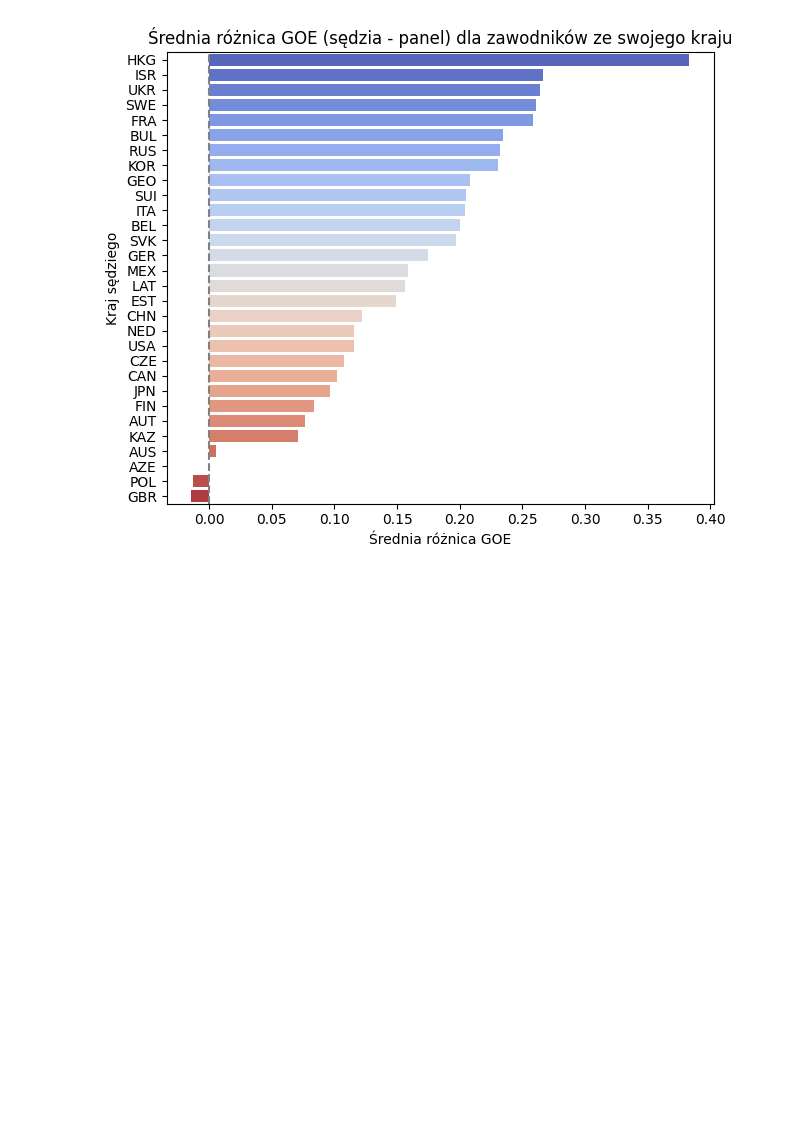
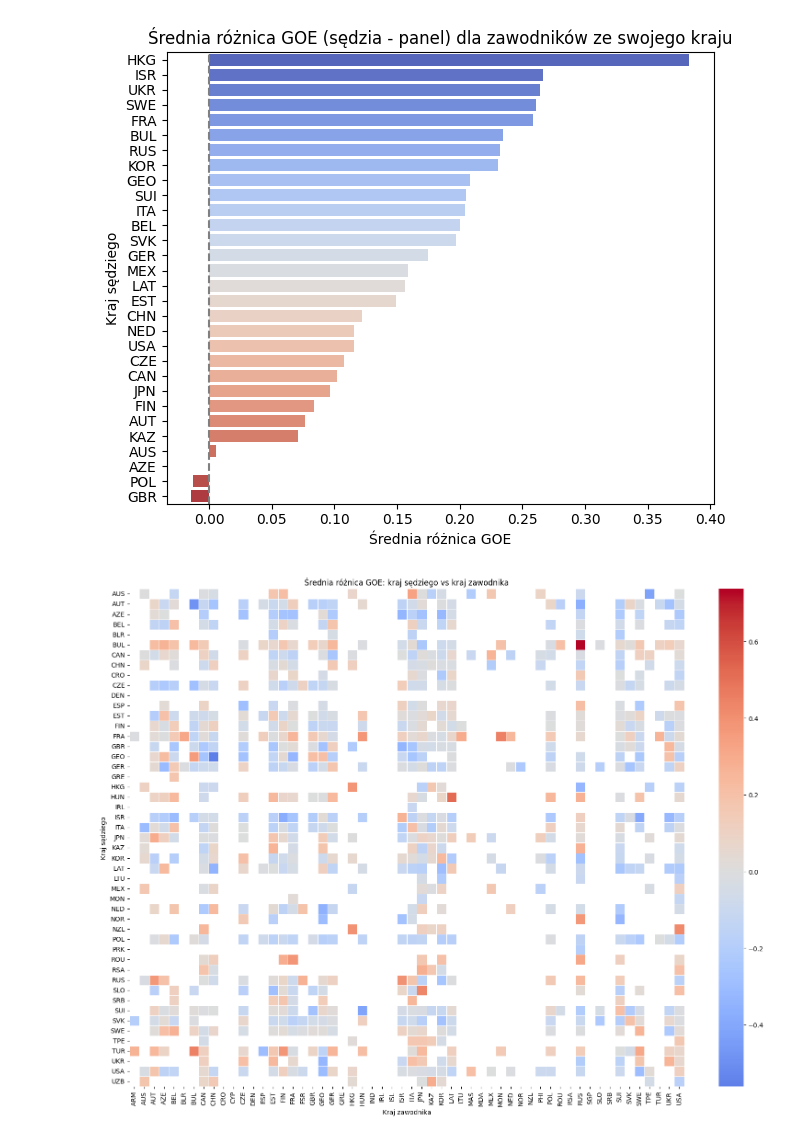
Before and after one commit to ann-e888/Skating_EDA, a Jupyter notebook: notebooks/anomailies.ipynb, the cells around one changed output. Cells and saved outputs as stored; diff of their text form; code cells hidden in the pictures; blank space fills up the shorter version.

Commit message:
Matrix.

```diff
--- a/notebooks/anomailies.ipynb
+++ b/notebooks/anomailies.ipynb
@@ -123,3 +124,29 @@ plt.tight_layout()
 plt.show()
 # %% [output]
 [figure]
+# %%
+country_bias_matrix = stats_df.pivot_table(
+    index='judge_nation',
+    columns='nation',
+    values='goe_dist',
+    aggfunc='mean'
+)
+
+count_matrix = stats_df.pivot_table(
+    index = 'judge_nation',
+    columns = 'nation',
+    values = 'goe_dist',
+    aggfunc = 'count'
+)
+
+country_bias_matrix_f = country_bias_matrix.where(count_matrix > 50)
+# %%
+plt.figure(figsize=(16, 12))
+sns.heatmap(country_bias_matrix_f, cmap='coolwarm', center=0, annot=False, fmt=".2f", linewidths=0.5)
+plt.title('Średnia różnica GOE: kraj sędziego vs kraj zawodnika')
+plt.xlabel('Kraj zawodnika')
+plt.ylabel('Kraj sędziego')
+plt.tight_layout()
+plt.show()
+# %% [output]
+[figure, added]
```
Also changed, not shown: parts of 3 cells of this notebook.
